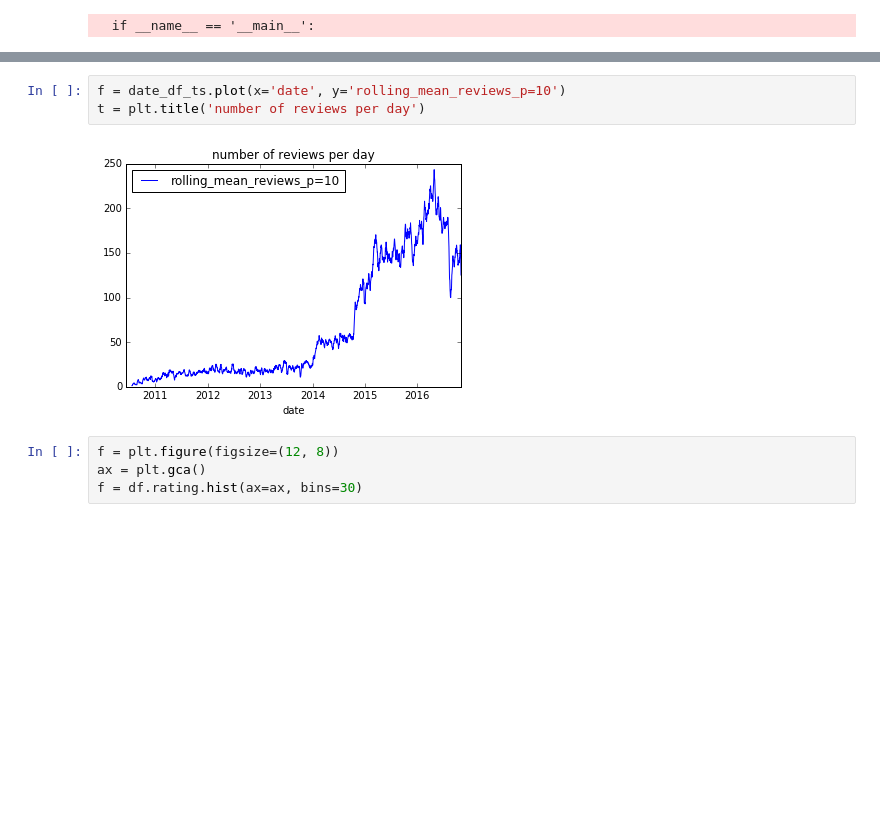
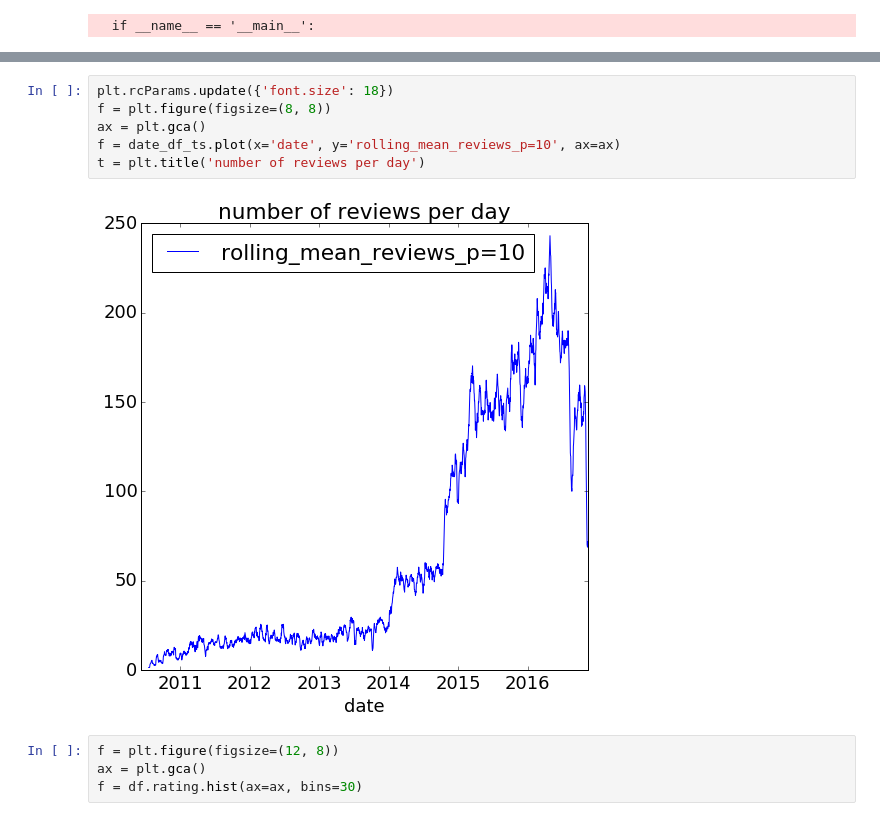
Before and after one commit to nateGeorge/canna-recommend, a Jupyter notebook: leafly/reviews_EDA.ipynb, the cells around one changed output, grey strips where cells are left out. Drawn from its saved outputs; the diff is of its cells as text; blank space fills up the shorter version.

```diff
--- a/leafly/reviews_EDA.ipynb
+++ b/leafly/reviews_EDA.ipynb
@@ -40,8 +40,11 @@ date_df_ts.head()
 # %%
-f = date_df_ts.plot(x='date', y='rolling_mean_reviews_p=10')
+plt.rcParams.update({'font.size': 18})
+f = plt.figure(figsize=(8, 8))
+ax = plt.gca()
+f = date_df_ts.plot(x='date', y='rolling_mean_reviews_p=10', ax=ax)
 t = plt.title('number of reviews per day')
 # %% [output]
-[figure, old version]
+[figure, new version]
 # %%
 f = plt.figure(figsize=(12, 8))
 ax = plt.gca()
```
Also changed, not shown: parts of 1 cell of this notebook, 6 other files.
